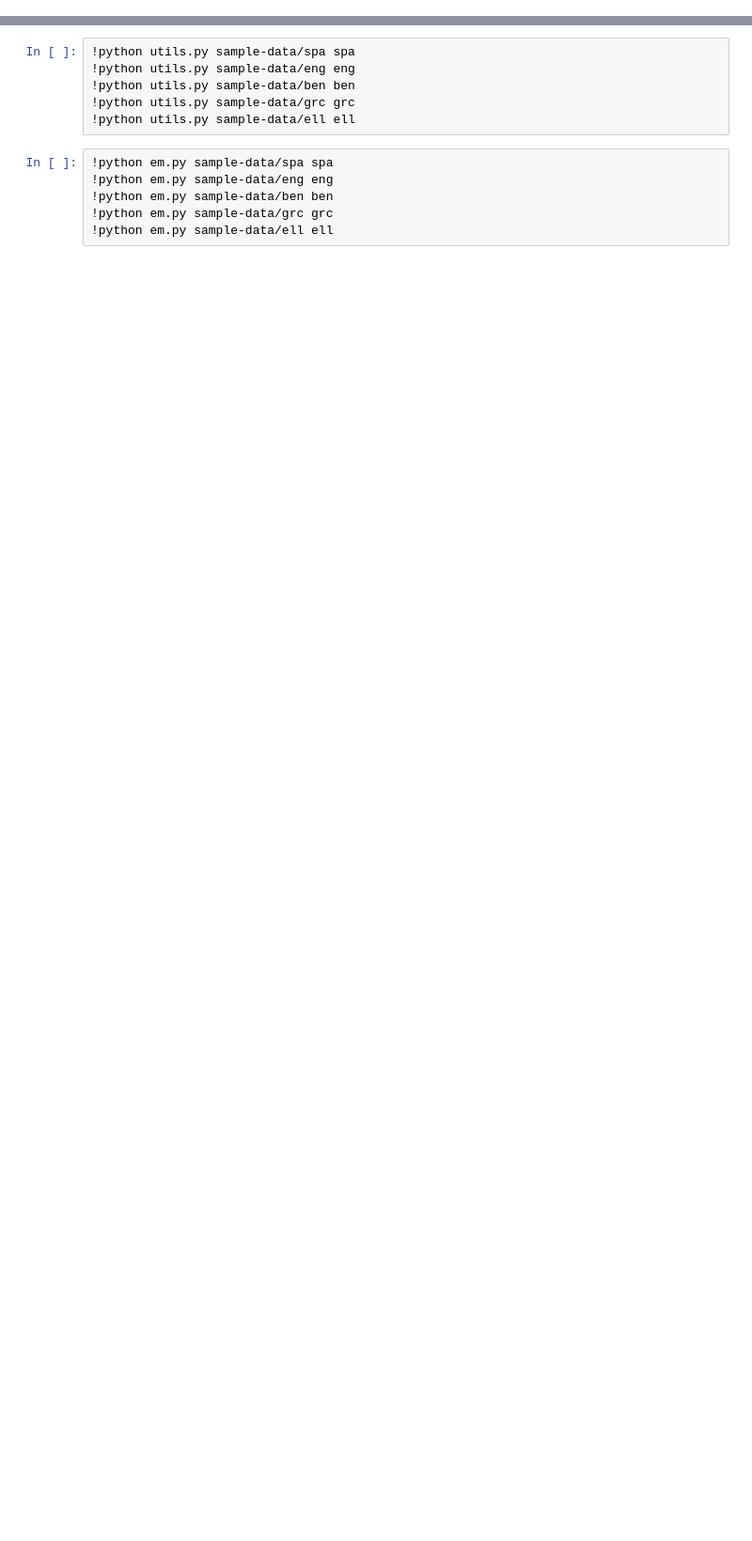
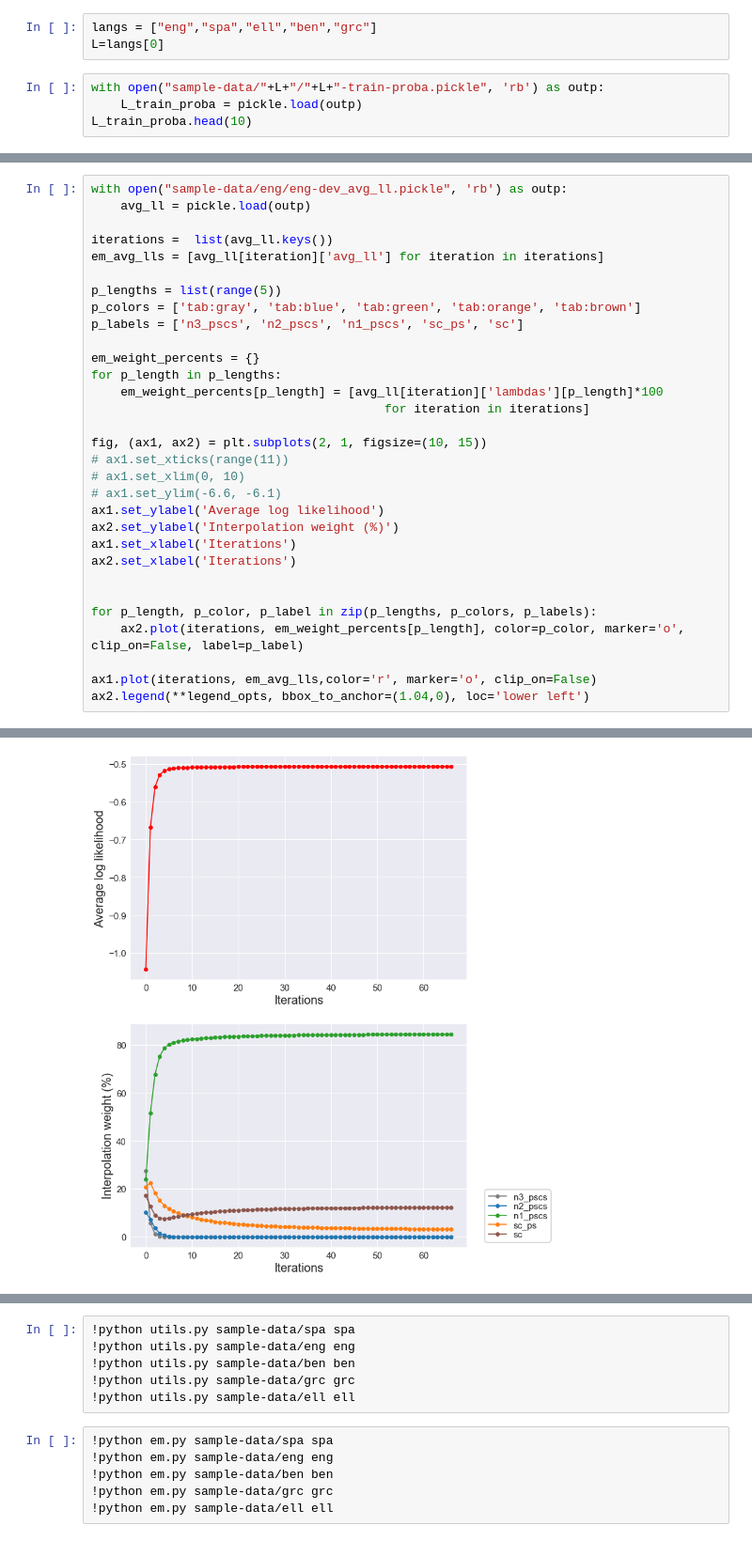
Before and after one commit to faisal-iut/minimal-morpho-inflection, a Jupyter notebook: notebook.ipynb, the cells around one changed output, grey strips where cells are left out. Shown at 94% size. Cells and saved outputs as stored; diff of their text form; blank space fills up the shorter version.

```diff
--- a/notebook.ipynb
+++ b/notebook.ipynb
@@ -4,0 +45,7 @@ import pickle
+# %%
+langs = ["eng","spa","ell","ben","grc"]
+L=langs[0]
+# %%
+with open("sample-data/"+L+"/"+L+"-train-proba.pickle", 'rb') as outp:
+    L_train_proba = pickle.load(outp)
+L_train_proba.head(10)
@@ -14,0 +115,32 @@ import pickle
+# %%
+with open("sample-data/eng/eng-dev_avg_ll.pickle", 'rb') as outp:
+    avg_ll = pickle.load(outp)
+
+iterations =  list(avg_ll.keys())
+em_avg_lls = [avg_ll[iteration]['avg_ll'] for iteration in iterations]
+
+p_lengths = list(range(5))
+p_colors = ['tab:gray', 'tab:blue', 'tab:green', 'tab:orange', 'tab:brown']
+p_labels = ['n3_pscs', 'n2_pscs', 'n1_pscs', 'sc_ps', 'sc']
+
+em_weight_percents = {}
+for p_length in p_lengths:
+    em_weight_percents[p_length] = [avg_ll[iteration]['lambdas'][p_length]*100
+                                        for iteration in iterations]
+
+fig, (ax1, ax2) = plt.subplots(2, 1, figsize=(10, 15))
+# ax1.set_xticks(range(11))
+# ax1.set_xlim(0, 10)
+# ax1.set_ylim(-6.6, -6.1)
+ax1.set_ylabel('Average log likelihood')
+ax2.set_ylabel('Interpolation weight (%)')
+ax1.set_xlabel('Iterations')
+ax2.set_xlabel('Iterations')
+
+
+for p_length, p_color, p_label in zip(p_lengths, p_colors, p_labels):
+    ax2.plot(iterations, em_weight_percents[p_length], color=p_color, marker='o', clip_on=False, label=p_label)
+
+ax1.plot(iterations, em_avg_lls,color='r', marker='o', clip_on=False)
+ax2.legend(**legend_opts, bbox_to_anchor=(1.04,0), loc='lower left')
+# %% [output]
@@ -14,0 +148 @@ import pickle
+[figure, added]
```
Also changed, not shown: parts of 26 cells of this notebook, 4 other files.
